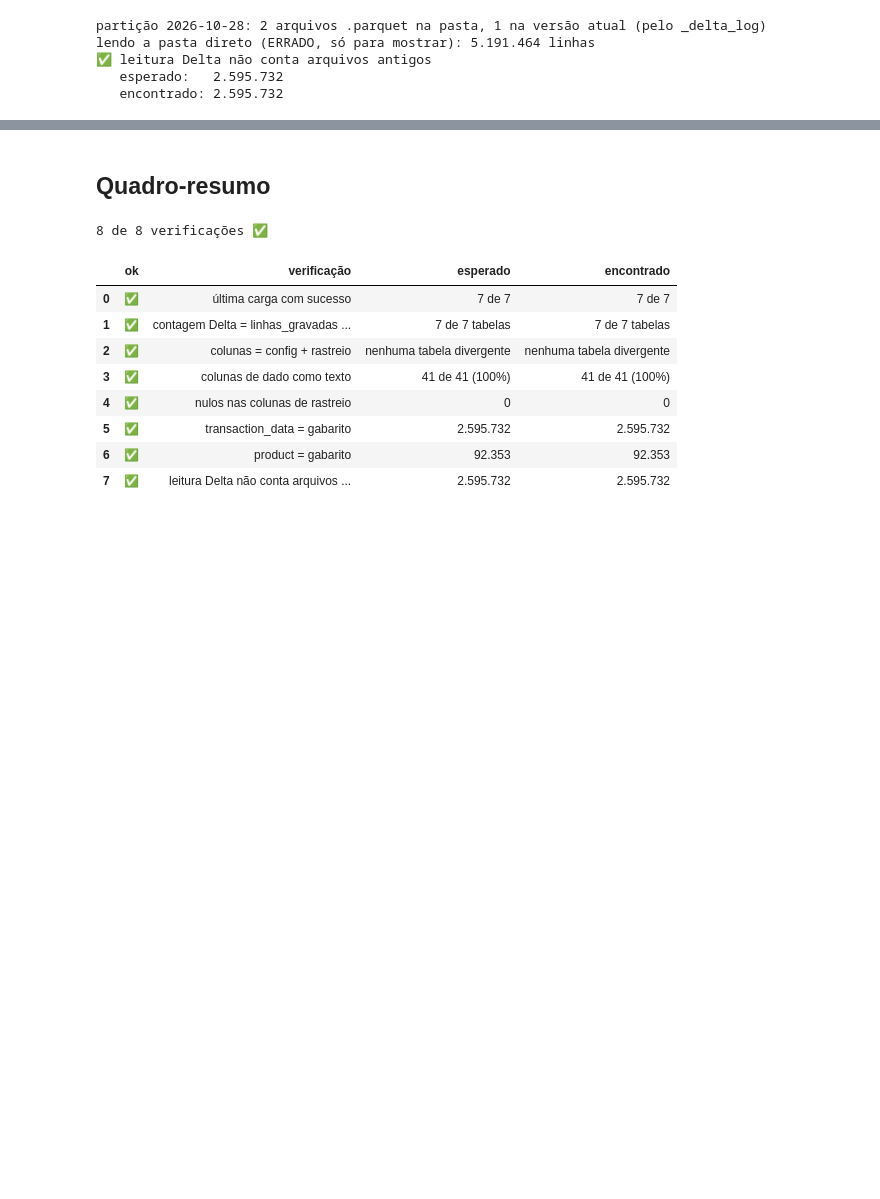
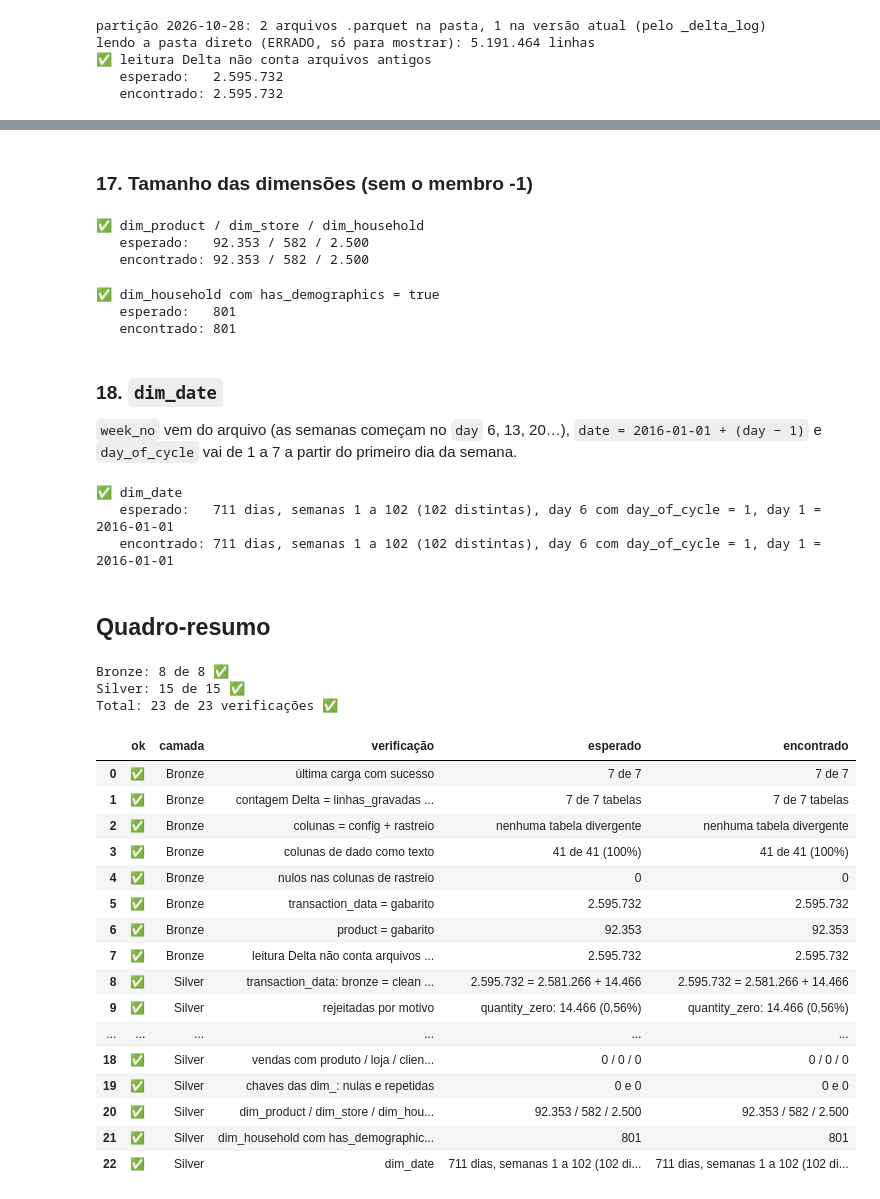
Before and after one commit to caiosantosho2-dotcom/retail-lakehouse, a Jupyter notebook: notebooks/explorando_lakehouse.ipynb, the cells around one changed output, grey strips where cells are left out. Saved outputs shown, nothing was run; the diff lists cells and outputs as text; code cells hidden in the pictures; blank space fills up the shorter version.

Commit message:
feat: silver (clean + context) com regras declaradas no config
Co-Authored-By: Claude Opus 5.5 <noreply@anthropic.com>

```diff
--- a/notebooks/explorando_lakehouse.ipynb
+++ b/notebooks/explorando_lakehouse.ipynb
@@ -219,17 +426,57 @@ lendo a pasta direto (ERRADO, só para mostrar): 5.191.464 linhas
+# %% [markdown]
+### 17. Tamanho das dimensões (sem o membro -1)
+# %%
+tamanhos = [um(f"SELECT count(*) FROM {d} WHERE {k} <> -1")[0] for d, k in list(chaves.items())[:3]]
+verificar("dim_product / dim_store / dim_household", "92.353 / 582 / 2.500", " / ".join(fmt_n(x) for x in tamanhos))
+# %% [output]
+✅ dim_product / dim_store / dim_household
+   esperado:   92.353 / 582 / 2.500
+   encontrado: 92.353 / 582 / 2.500
+# %%
+verificar("dim_household com has_demographics = true", "801",
+          fmt_n(um("SELECT count(*) FROM dim_household WHERE has_demographics")[0]))
+# %% [output]
+✅ dim_household com has_demographics = true
+   esperado:   801
+   encontrado: 801
+# %% [markdown]
+### 18. `dim_date`
+`week_no` vem do arquivo (as semanas começam no `day` 6, 13, 20…), `date = 2016-01-01 + (day − 1)` e `day_of_cycle` vai de 1 a 7 a partir do primeiro dia da semana.
+# %%
+dias, sem_min, sem_max, dist_sem = um("SELECT count(*), min(week_no), max(week_no), count(DISTINCT week_no) FROM dim_date WHERE day <> -1")
+ciclo6, data1 = um("SELECT max(day_of_cycle) FILTER (WHERE day = 6), max(date) FILTER (WHERE day = 1) FROM dim_date")
+verificar("dim_date", "711 dias, semanas 1 a 102 (102 distintas), day 6 com day_of_cycle = 1, day 1 = 2016-01-01",
+          f"{dias} dias, semanas {sem_min} a {sem_max} ({dist_sem} distintas), day 6 com day_of_cycle = {ciclo6}, day 1 = {data1}")
+# %% [output]
+✅ dim_date
+   esperado:   711 dias, semanas 1 a 102 (102 distintas), day 6 com day_of_cycle = 1, day 1 = 2016-01-01
+   encontrado: 711 dias, semanas 1 a 102 (102 distintas), day 6 com day_of_cycle = 1, day 1 = 2016-01-01
 # %% [markdown]
 ## Quadro-resumo
 # %%
-resumo = pd.DataFrame(resultados)[["ok", "verificação", "esperado", "encontrado"]]
-print(f"{(resumo['ok'] == '✅').sum()} de {len(resumo)} verificações ✅")
+resumo = pd.DataFrame(resultados)[["ok", "camada", "verificação", "esperado", "encontrado"]]
+for camada, grupo in resumo.groupby("camada", sort=False):
+    print(f"{camada}: {(grupo['ok'] == '✅').sum()} de {len(grupo)} ✅")
+print(f"Total: {(resumo['ok'] == '✅').sum()} de {len(resumo)} verificações ✅")
 resumo
 # %% [output]
-8 de 8 verificações ✅
+Bronze: 8 de 8 ✅
+Silver: 15 de 15 ✅
+Total: 23 de 23 verificações ✅
-|  | ok | verificação | esperado | encontrado |
-| 0 | ✅ | última carga com sucesso | 7 de 7 | 7 de 7 |
-| 1 | ✅ | contagem Delta = linhas_gravadas ... | 7 de 7 tabelas | 7 de 7 tabelas |
-| 2 | ✅ | colunas = config + rastreio | nenhuma tabela divergente | nenhuma tabela divergente |
-| 3 | ✅ | colunas de dado como texto | 41 de 41 (100%) | 41 de 41 (100%) |
-| 4 | ✅ | nulos nas colunas de rastreio | 0 | 0 |
-| 5 | ✅ | transaction_data = gabarito | 2.595.732 | 2.595.732 |
-| 6 | ✅ | product = gabarito | 92.353 | 92.353 |
-| 7 | ✅ | leitura Delta não conta arquivos ... | 2.595.732 | 2.595.732 |
+|  | ok | camada | verificação | esperado | encontrado |
+| 0 | ✅ | Bronze | última carga com sucesso | 7 de 7 | 7 de 7 |
+| 1 | ✅ | Bronze | contagem Delta = linhas_gravadas ... | 7 de 7 tabelas | 7 de 7 tabelas |
+| 2 | ✅ | Bronze | colunas = config + rastreio | nenhuma tabela divergente | nenhuma tabela divergente |
+| 3 | ✅ | Bronze | colunas de dado como texto | 41 de 41 (100%) | 41 de 41 (100%) |
+| 4 | ✅ | Bronze | nulos nas colunas de rastreio | 0 | 0 |
+| 5 | ✅ | Bronze | transaction_data = gabarito | 2.595.732 | 2.595.732 |
+| 6 | ✅ | Bronze | product = gabarito | 92.353 | 92.353 |
+| 7 | ✅ | Bronze | leitura Delta não conta arquivos ... | 2.595.732 | 2.595.732 |
+| 8 | ✅ | Silver | transaction_data: bronze = clean ... | 2.595.732 = 2.581.266 + 14.466 | 2.595.732 = 2.581.266 + 14.466 |
+| 9 | ✅ | Silver | rejeitadas por motivo | quantity_zero: 14.466 (0,56%) | quantity_zero: 14.466 (0,56%) |
+| ... | ... | ... | ... | ... | ... |
+| 18 | ✅ | Silver | vendas com produto / loja / clien... | 0 / 0 / 0 | 0 / 0 / 0 |
+| 19 | ✅ | Silver | chaves das dim_: nulas e repetidas | 0 e 0 | 0 e 0 |
+| 20 | ✅ | Silver | dim_product / dim_store / dim_hou... | 92.353 / 582 / 2.500 | 92.353 / 582 / 2.500 |
+| 21 | ✅ | Silver | dim_household com has_demographic... | 801 | 801 |
+| 22 | ✅ | Silver | dim_date | 711 dias, semanas 1 a 102 (102 di... | 711 dias, semanas 1 a 102 (102 di... |
```
Also changed, not shown: parts of 26 cells of this notebook, 15 other files.
